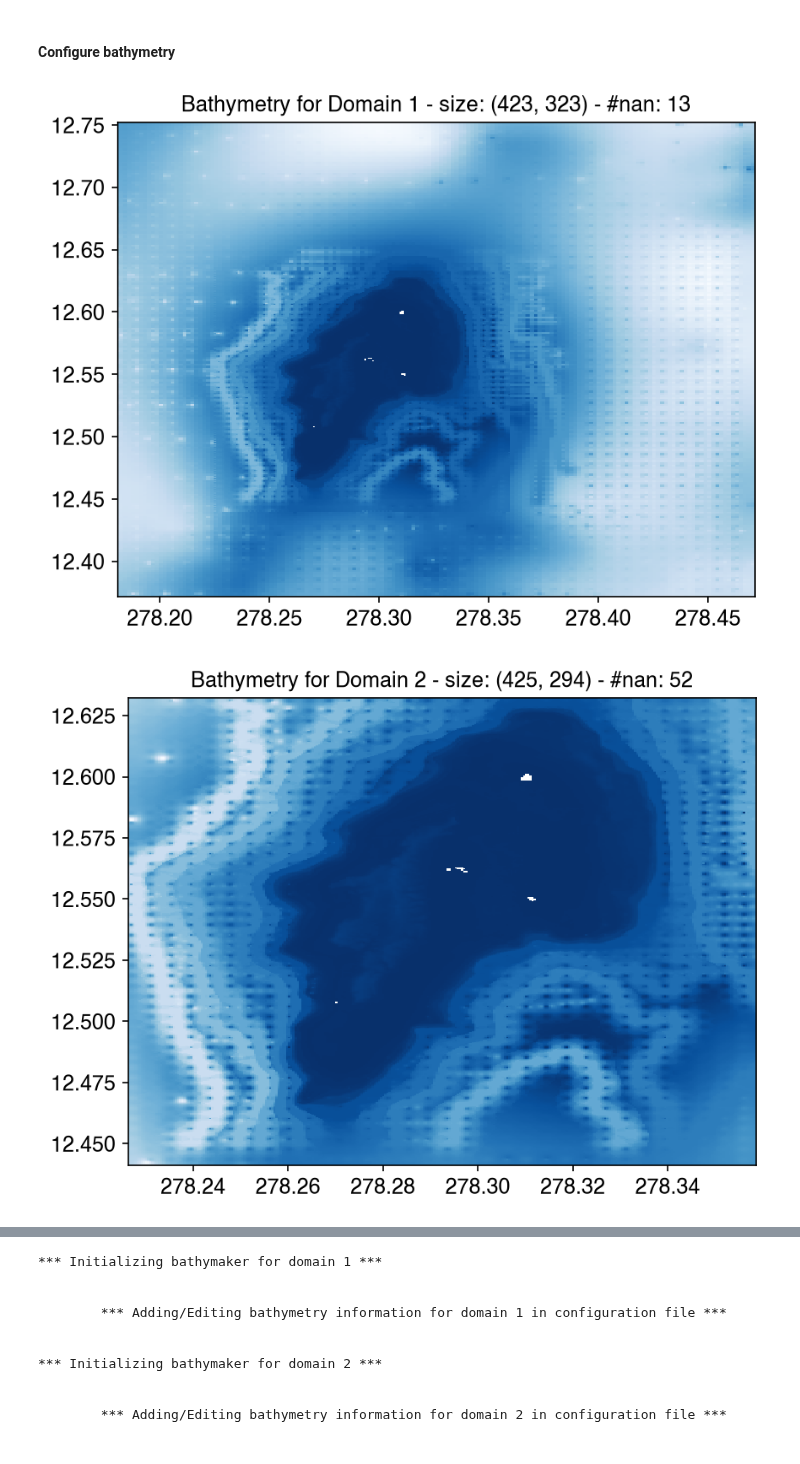
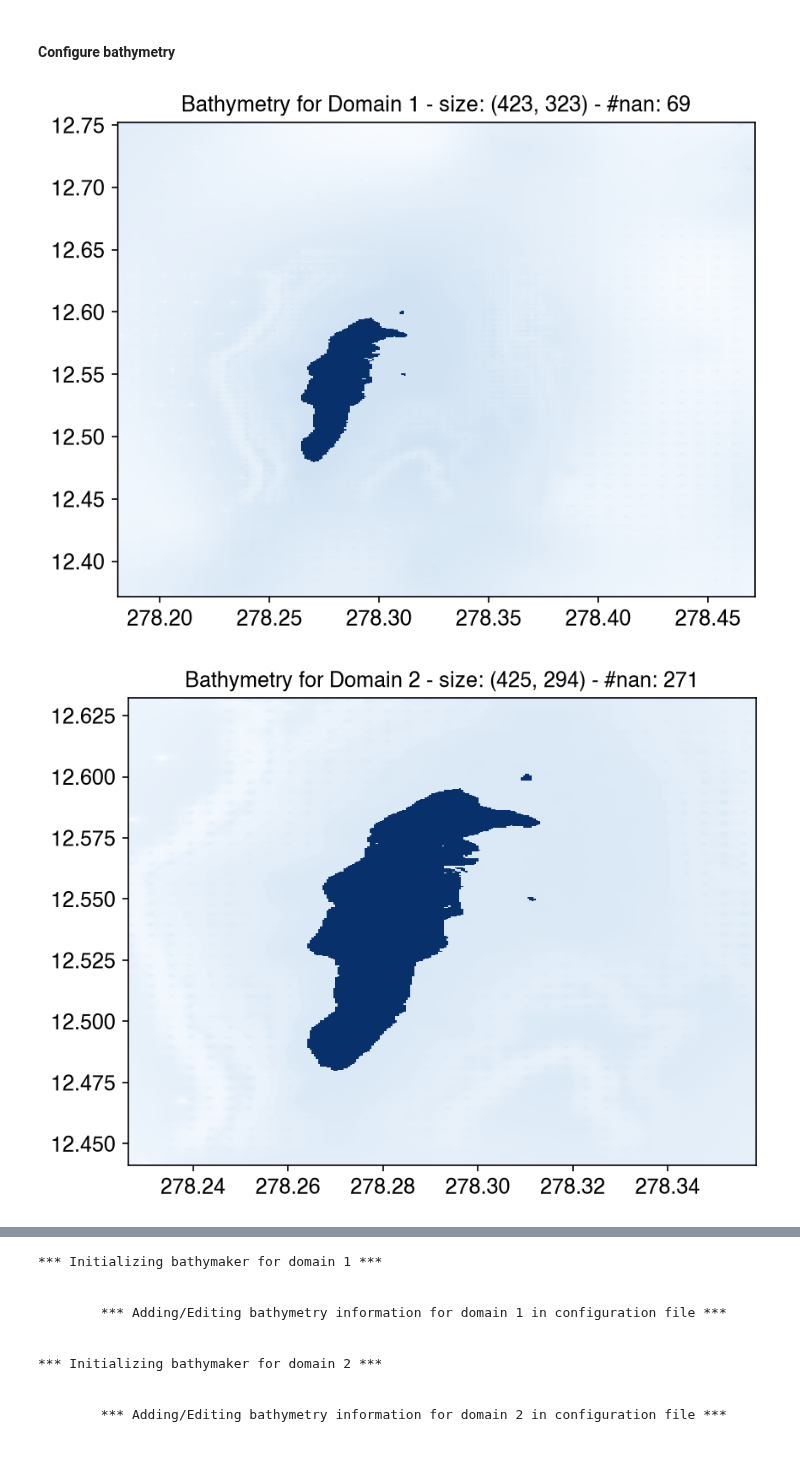
Before and after one commit to oceanicos/oceanicospy, a Jupyter notebook: examples/oceanicospy_workflow.ipynb, the cells around one changed output, grey strips where cells are left out. Drawn from its saved outputs; the diff is of its cells as text; code cells hidden in the pictures.

```diff
--- a/examples/oceanicospy_workflow.ipynb
+++ b/examples/oceanicospy_workflow.ipynb
@@ -383,17 +413,18 @@ from scipy.interpolate import griddata
 # %%
 for d in list(domains.keys()):
     d_info=domains[d]['bathy']
     grid_x, grid_y = np.meshgrid(np.linspace(d_info['lon_ll_corner_bot'], d_info['lon_ll_corner_bot']+d_info['nx_bot']*d_info['dx_bot'], d_info['nx_bot']+1),
                                   np.linspace(d_info['lat_ll_corner_bot'], d_info['lat_ll_corner_bot']+d_info['ny_bot']*d_info['dy_bot'], d_info['ny_bot']+1))
 
     # Run the interpolation
     grid_z = griddata((gdf['geometry'].x.values+360, gdf['geometry'].y.values), gdf['z'].values, (grid_x, grid_y), method='nearest')
     grid_z2 = grid_z.copy()
     grid_z2[np.isnan(grid_z2)] = -9999  # Replace invalid values with NaN for better handling
+    grid_z2[grid_z2 < 0] = -9999
     np.savetxt(f'{path_case}input/domain_0{d}/bot{d}.bot', grid_z2, delimiter=' ', fmt='%.4f')
-    plt.pcolormesh(grid_x, grid_y, grid_z, shading='auto', cmap='Blues_r')
+    plt.pcolormesh(grid_x, grid_y, grid_z2, shading='auto', cmap='Blues_r')
     plt.title(f"Bathymetry for Domain {d} - size: {grid_z.shape} - #nan: {np.isnan(grid_z).sum()}")
     plt.show()
 # %% [output]
-[figure, old version]
+[figure, new version]
-[figure, old version]
+[figure, new version]
```
Also changed, not shown: parts of 47 cells of this notebook.
